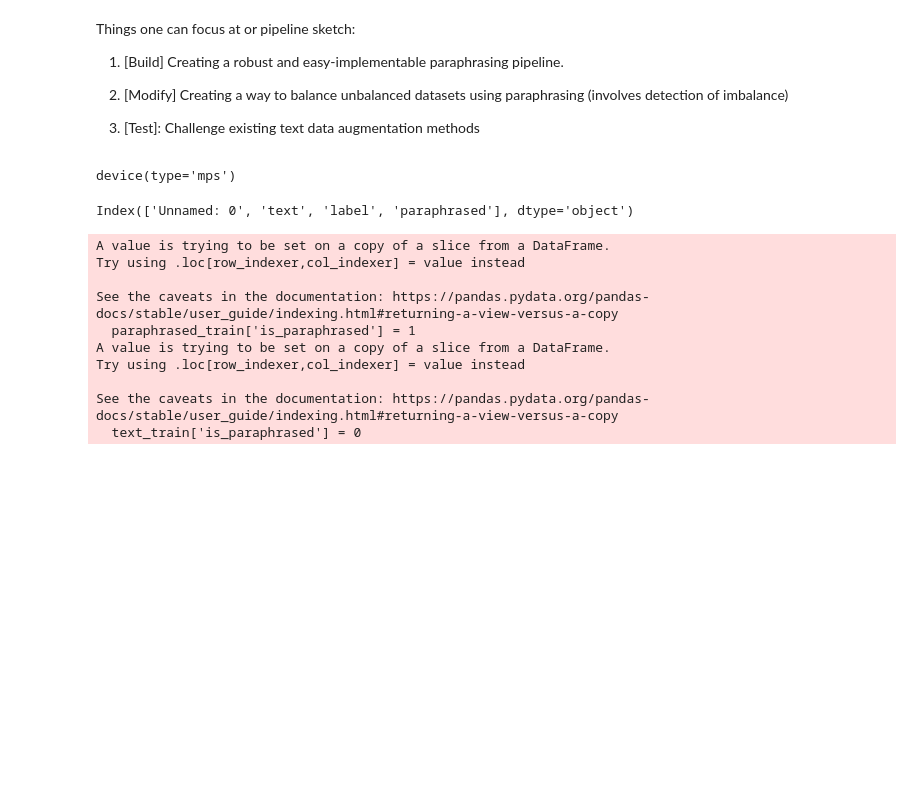
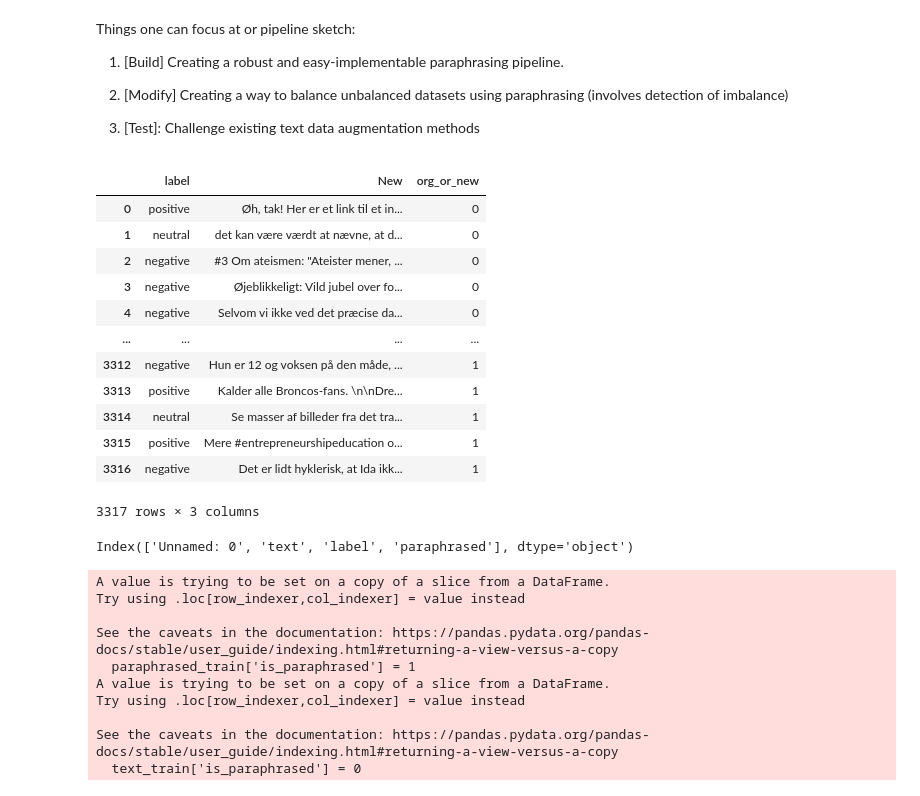
Before and after one commit to jorgenhw/NLP_exam_2023, a Jupyter notebook: nbs/sandbox.ipynb, the cells around one changed output. Cells and saved outputs as stored; diff of their text form; code cells hidden in the pictures; blank space fills up the shorter version.

```diff
--- a/nbs/sandbox.ipynb
+++ b/nbs/sandbox.ipynb
@@ -6,12 +6,24 @@ Things one can focus at or pipeline sketch:
 2. [Modify] Creating a way to balance unbalanced datasets using paraphrasing (involves detection of imbalance)
 
 3. [Test]: Challenge existing text data augmentation methods
-# %%
-import torch
-# check if i have a gpu
-torch.device("mps")
-# %% [output]
-device(type='mps')
+# %%
+import pandas as pd
+
+df = pd.read_csv('../data/paraphrasings_og_train_2148rows_seed42.csv')
+# %% [output]
+|  | label | New | org_or_new |
+| 0 | positive | Øh, tak! Her er et link til et in... | 0 |
+| 1 | neutral | det kan være værdt at nævne, at d... | 0 |
+| 2 | negative | #3 Om ateismen: "Ateister mener, ... | 0 |
+| 3 | negative | Øjeblikkeligt: Vild jubel over fo... | 0 |
+| 4 | negative | Selvom vi ikke ved det præcise da... | 0 |
+| ... | ... | ... | ... |
+| 3312 | negative | Hun er 12 og voksen på den måde, ... | 1 |
+| 3313 | positive | Kalder alle Broncos-fans. \n\nDre... | 1 |
+| 3314 | neutral | Se masser af billeder fra det tra... | 1 |
+| 3315 | positive | Mere #entrepreneurshipeducation o... | 1 |
+| 3316 | negative | Det er lidt hyklerisk, at Ida ikk... | 1 |
+3317 rows × 3 columns
 # %%
 import pandas as pd
 # create a pseudo dataset with three columns, the first containing strings, the second containing integers, and the third containing floats
```
Also changed, not shown: 7 other files.
